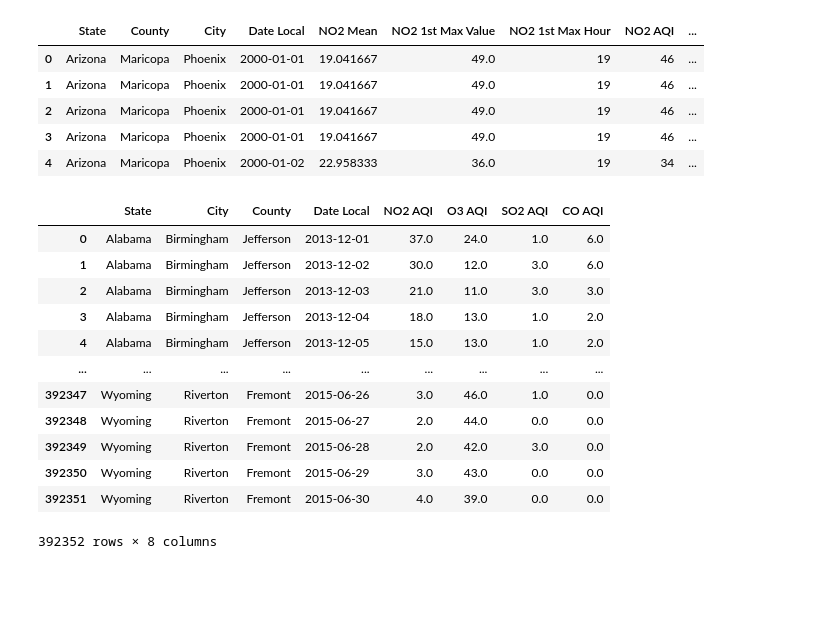
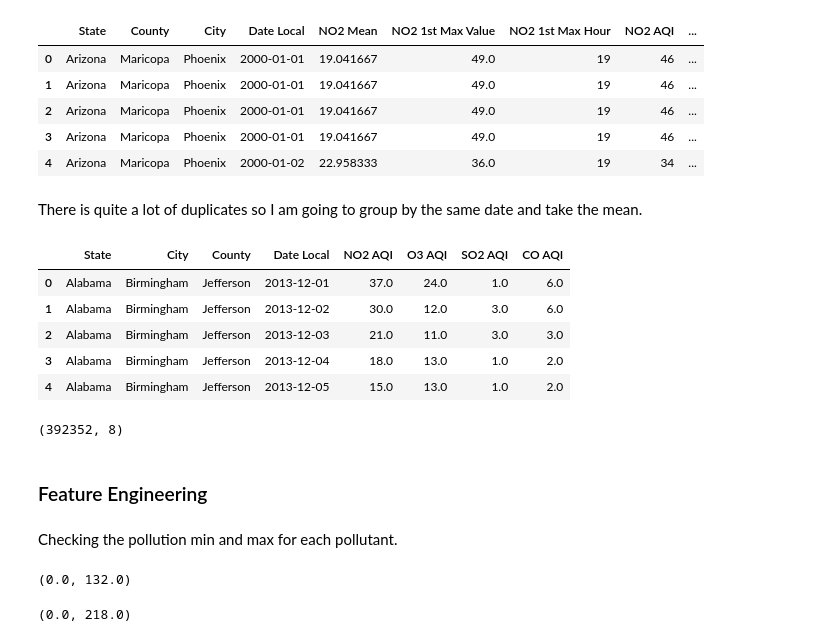
Before and after one commit to BloomTech-Labs/PT17_cityspire-d-ds, a Jupyter notebook: notebooks/pollution/pollution.ipynb, the cells around one changed output. Cells and saved outputs as stored; diff of their text form; code cells hidden in the pictures; blank space fills up the shorter version.

```diff
--- a/notebooks/pollution/pollution.ipynb
+++ b/notebooks/pollution/pollution.ipynb
@@ -142,6 +145,8 @@ pollution = pollution[pollution['State'] != 'District of Columbia']
 # %%
 # For the time series analysis, changing Date Local from a string to a date format
 pollution['Date Local'] = pd.to_datetime(pollution['Date Local'], format='%Y-%m-%d')
+# %% [markdown]
+There is quite a lot of duplicates so I am going to group by the same date and take the mean.
 # %%
 # Since there are a lot of duplicates in the data, I will group the data by state, county, and date
 pollution = pollution.groupby(['State', 'City', 'County', 'Date Local']).agg(np.mean).reset_index()
@@ -150,16 +153,25 @@ summary_pollution = pollution.groupby(level=0)
 # %%
-summary_pollution.head()
+pollution.head()
 # %% [output]
 |  | State | City | County | Date Local | NO2 AQI | O3 AQI | SO2 AQI | CO AQI |
 | 0 | Alabama | Birmingham | Jefferson | 2013-12-01 | 37.0 | 24.0 | 1.0 | 6.0 |
 | 1 | Alabama | Birmingham | Jefferson | 2013-12-02 | 30.0 | 12.0 | 3.0 | 6.0 |
 | 2 | Alabama | Birmingham | Jefferson | 2013-12-03 | 21.0 | 11.0 | 3.0 | 3.0 |
 | 3 | Alabama | Birmingham | Jefferson | 2013-12-04 | 18.0 | 13.0 | 1.0 | 2.0 |
 | 4 | Alabama | Birmingham | Jefferson | 2013-12-05 | 15.0 | 13.0 | 1.0 | 2.0 |
-| ... | ... | ... | ... | ... | ... | ... | ... | ... |
-| 392347 | Wyoming | Riverton | Fremont | 2015-06-26 | 3.0 | 46.0 | 1.0 | 0.0 |
-| 392348 | Wyoming | Riverton | Fremont | 2015-06-27 | 2.0 | 44.0 | 0.0 | 0.0 |
-| 392349 | Wyoming | Riverton | Fremont | 2015-06-28 | 2.0 | 42.0 | 3.0 | 0.0 |
-| 392350 | Wyoming | Riverton | Fremont | 2015-06-29 | 3.0 | 43.0 | 0.0 | 0.0 |
-| 392351 | Wyoming | Riverton | Fremont | 2015-06-30 | 4.0 | 39.0 | 0.0 | 0.0 |
-392352 rows × 8 columns
+# %%
+pollution.shape
+# %% [output]
+(392352, 8)
+# %% [markdown]
+### Feature Engineering
+# %% [markdown]
+Checking the pollution min and max for each pollutant.
+# %%
+min(pollution['NO2 AQI']), max(pollution['NO2 AQI'])
+# %% [output]
+(0.0, 132.0)
+# %%
+min(pollution['O3 AQI']), max(pollution['O3 AQI'])
+# %% [output]
+(0.0, 218.0)
```
Also changed, not shown: parts of 20 cells of this notebook, 2 other files.
